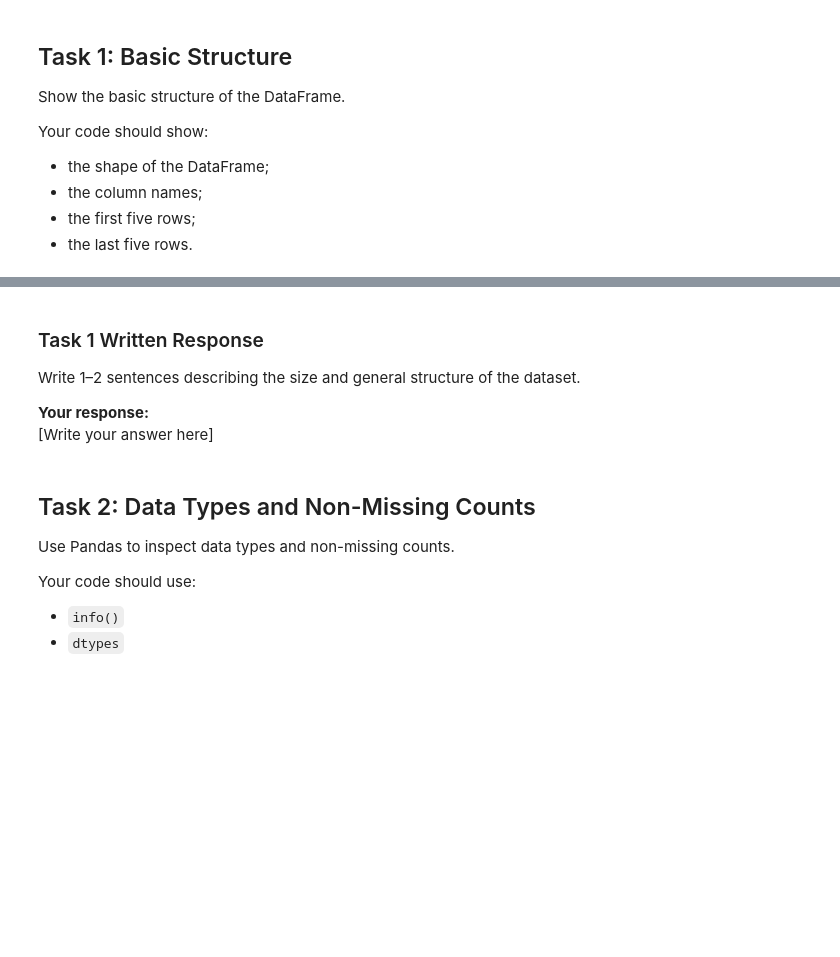
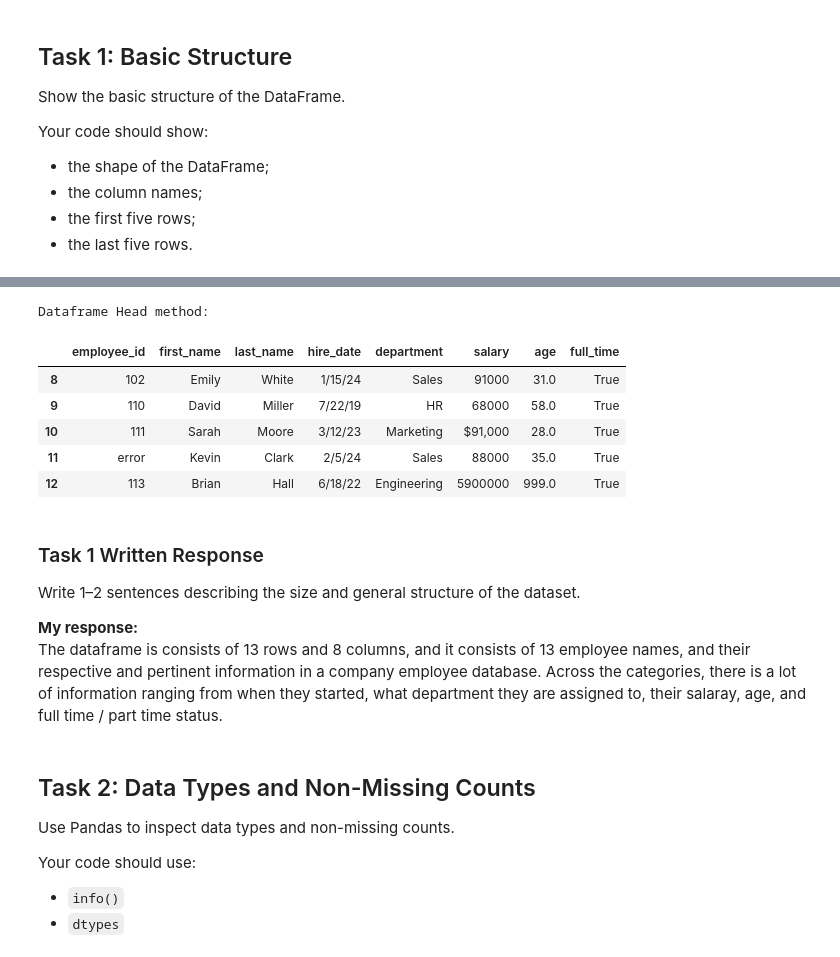
Before and after one commit to DuzyCzerwony/BAN-6003--week1-2-David-Perry, a Jupyter notebook: notebooks/Week2_assignment.ipynb, the cells around one changed output, grey strips where cells are left out. Saved outputs shown, nothing was run; the diff lists cells and outputs as text; code cells hidden in the pictures; blank space fills up the shorter version.

```diff
--- a/notebooks/Week2_assignment.ipynb
+++ b/notebooks/Week2_assignment.ipynb
@@ -36,9 +86,22 @@ Your code should show:
+# %%
+#LAST FIVE ROWS
+#Thelast five rows of the Dataframe
+print("Dataframe Head method:")
+df.tail()
+# %% [output]
+Dataframe Head method:
+|  | employee_id | first_name | last_name | hire_date | department | salary | age | full_time |
+| 8 | 102 | Emily | White | 1/15/24 | Sales | 91000 | 31.0 | True |
+| 9 | 110 | David | Miller | 7/22/19 | HR | 68000 | 58.0 | True |
+| 10 | 111 | Sarah | Moore | 3/12/23 | Marketing | $91,000 | 28.0 | True |
+| 11 | error | Kevin | Clark | 2/5/24 | Sales | 88000 | 35.0 | True |
+| 12 | 113 | Brian | Hall | 6/18/22 | Engineering | 5900000 | 999.0 | True |
 # %% [markdown]
 ### Task 1 Written Response
 Write 1–2 sentences describing the size and general structure of the dataset.
 
-**Your response:**
-[Write your answer here]
+**My response:**
+The dataframe is consists of 13 rows and 8 columns, and it consists of 13 employee names, and their respective and pertinent information in a company employee database.  Across the categories, there is a lot of information ranging from when they started, what department they are assigned to, their salaray, age, and full time / part time status.
 # %% [markdown]
 ## Task 2: Data Types and Non-Missing Counts
 Use Pandas to inspect data types and non-missing counts.
```
Also changed, not shown: parts of 21 cells of this notebook, 1 other file.
